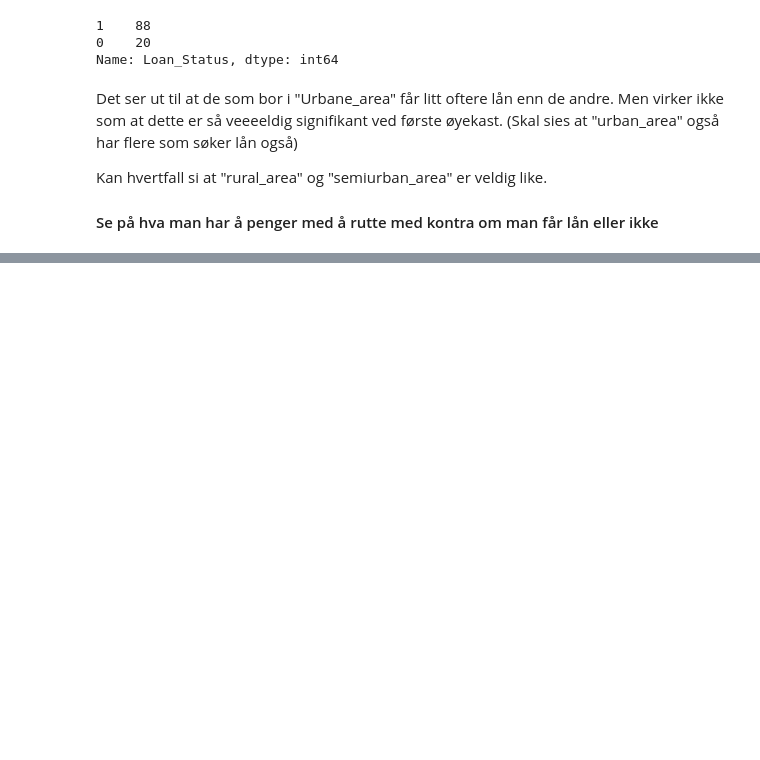
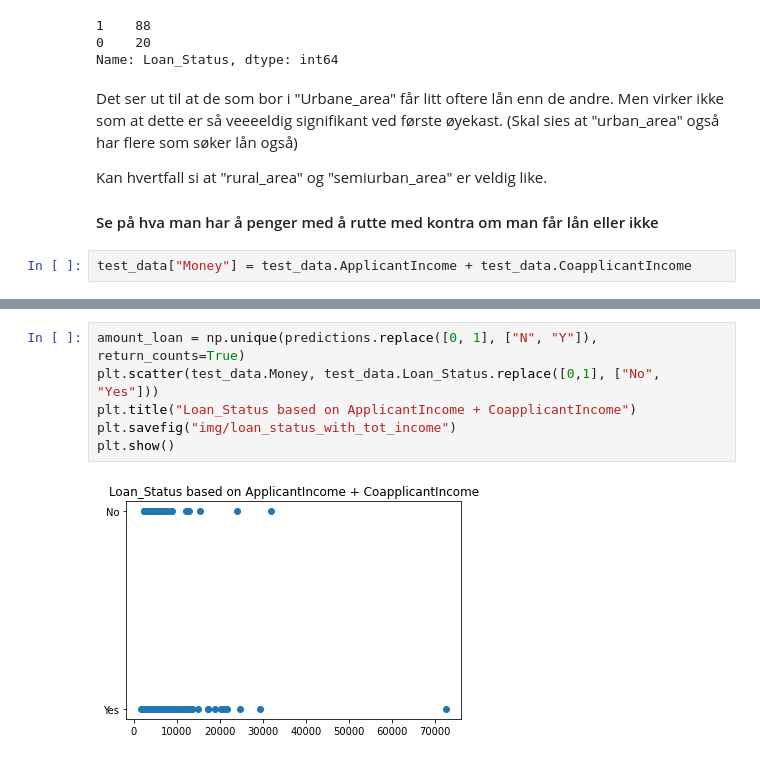
Before and after one commit to eirihoyh/TIN200_jun2021, a Jupyter notebook: test_results.ipynb, the cells around one changed output, grey strips where cells are left out. Saved outputs shown, nothing was run; the diff lists cells and outputs as text; blank space fills up the shorter version.

Commit message:
applicanty income + coapplicant income vs Loan_Status img

```diff
--- a/test_results.ipynb
+++ b/test_results.ipynb
@@ -330,3 +330,5 @@ Det ser ut til at de som bor i "Urbane_area" får litt oftere lån enn de andre.
 Kan hvertfall si at "rural_area" og "semiurban_area" er veldig like.
 
 #### Se på hva man har å penger med å rutte med kontra om man får lån eller ikke
+# %%
+test_data["Money"] = test_data.ApplicantIncome + test_data.CoapplicantIncome
@@ -332,0 +350,8 @@ Kan hvertfall si at "rural_area" og "semiurban_area" er veldig like.
+# %%
+amount_loan = np.unique(predictions.replace([0, 1], ["N", "Y"]), return_counts=True)
+plt.scatter(test_data.Money, test_data.Loan_Status.replace([0,1], ["No", "Yes"]))
+plt.title("Loan_Status based on ApplicantIncome + CoapplicantIncome")
+plt.savefig("img/loan_status_with_tot_income")
+plt.show()
+# %% [output]
+[figure, added]
```
Also changed, not shown: parts of 2 cells of this notebook, 4 other files.
